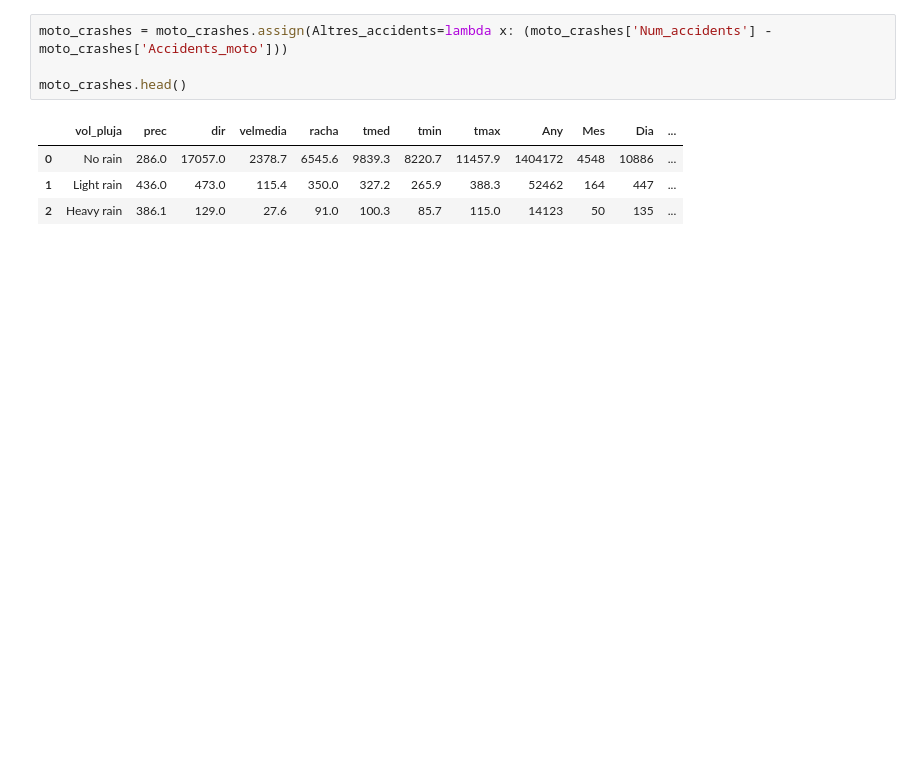
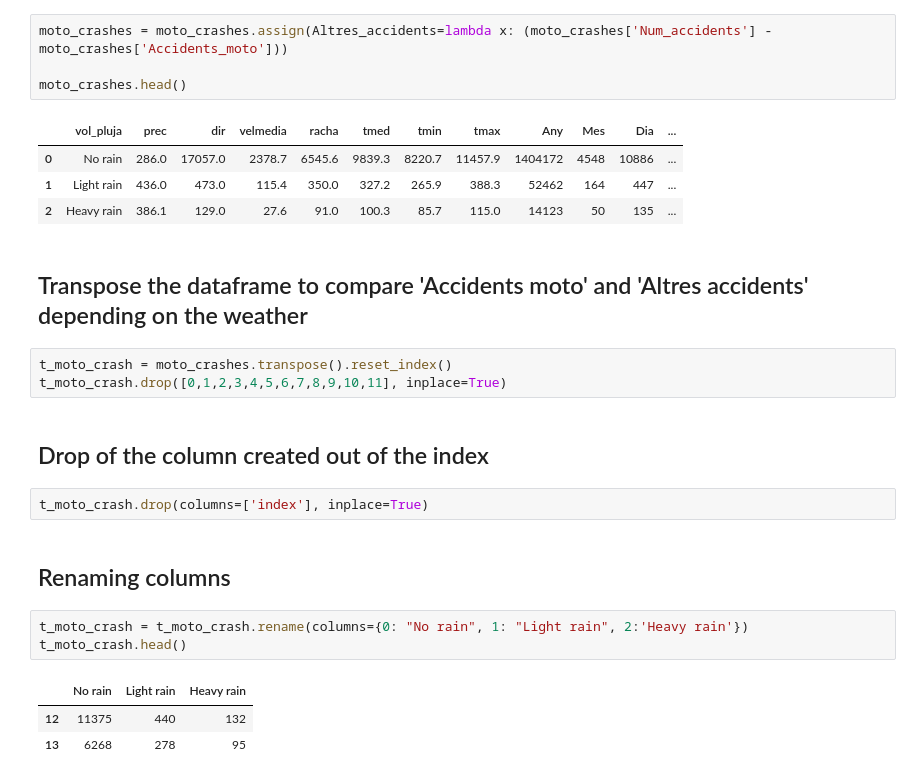
Before and after one commit to ta-data-bcn/Project-Week-5-Your-Own-Project, a Jupyter notebook: PLOTINGS/Crashes_per_day.ipynb, the cells around one changed output. Cells and saved outputs as stored; diff of their text form; blank space fills up the shorter version.

```diff
--- a/PLOTINGS/Crashes_per_day.ipynb
+++ b/PLOTINGS/Crashes_per_day.ipynb
@@ -353,3 +332,21 @@ moto_crashes.head()
 | 0 | No rain | 286.0 | 17057.0 | 2378.7 | 6545.6 | 9839.3 | 8220.7 | 11457.9 | 1404172 | 4548 | 10886 | ... |
 | 1 | Light rain | 436.0 | 473.0 | 115.4 | 350.0 | 327.2 | 265.9 | 388.3 | 52462 | 164 | 447 | ... |
 | 2 | Heavy rain | 386.1 | 129.0 | 27.6 | 91.0 | 100.3 | 85.7 | 115.0 | 14123 | 50 | 135 | ... |
+# %% [markdown]
+## Transpose the dataframe to compare 'Accidents moto' and 'Altres accidents' depending on the weather
+# %%
+t_moto_crash = moto_crashes.transpose().reset_index()
+t_moto_crash.drop([0,1,2,3,4,5,6,7,8,9,10,11], inplace=True)
+# %% [markdown]
+## Drop of the column created out of the index
+# %%
+t_moto_crash.drop(columns=['index'], inplace=True)
+# %% [markdown]
+## Renaming columns
+# %%
+t_moto_crash = t_moto_crash.rename(columns={0: "No rain", 1: "Light rain", 2:'Heavy rain'})
+t_moto_crash.head()
+# %% [output]
+|  | No rain | Light rain | Heavy rain |
+| 12 | 11375 | 440 | 132 |
+| 13 | 6268 | 278 | 95 |
```
Also changed, not shown: parts of 14 cells of this notebook, 26 other files.
